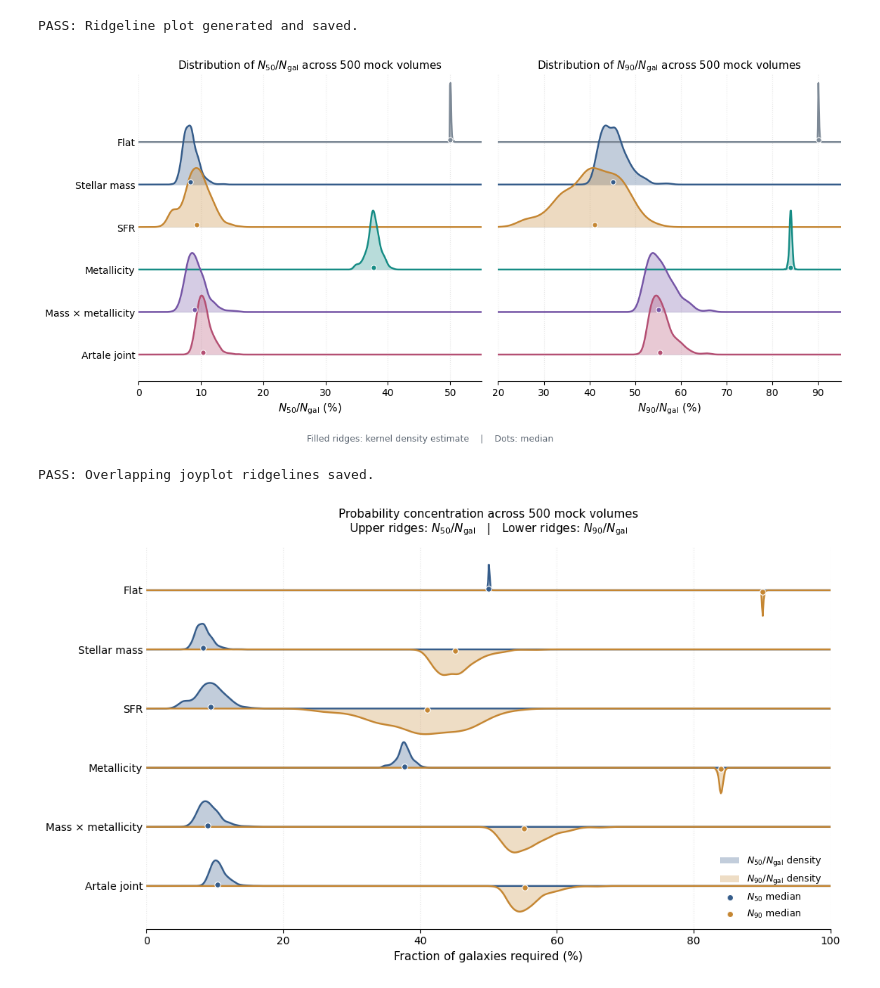
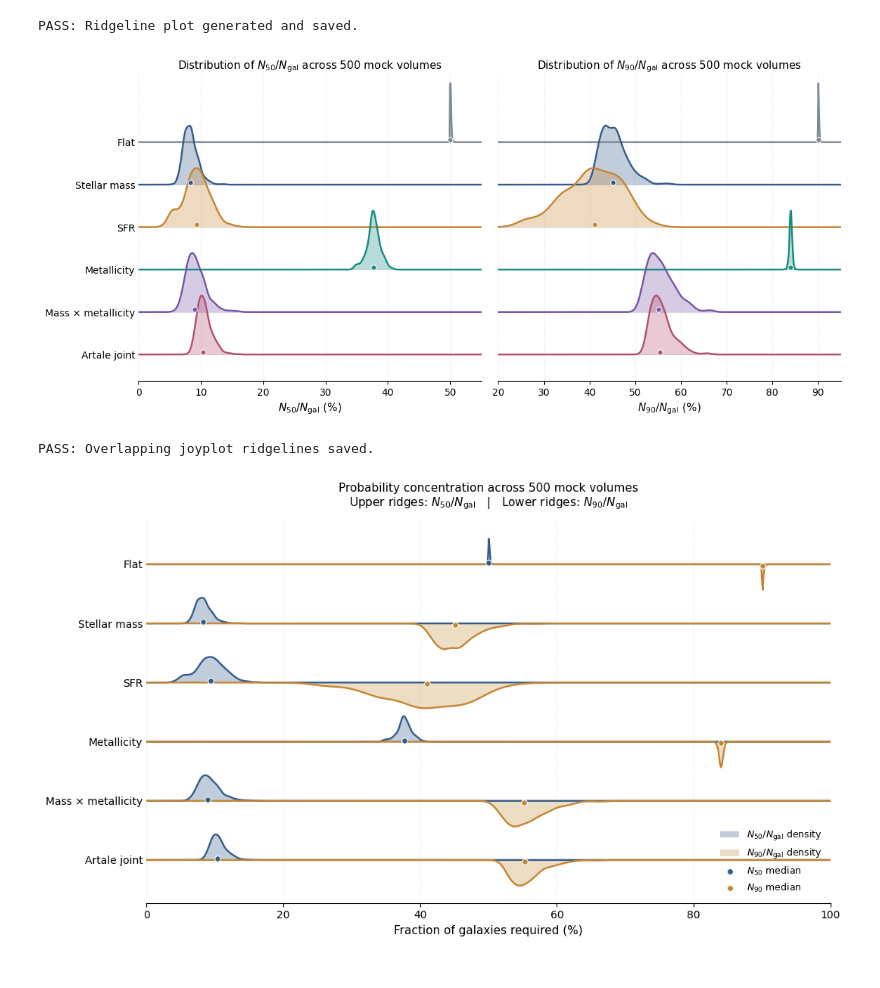
Before and after one commit to saatour/GW170817, a Jupyter notebook: 20261013_EAGLE_simulation_analysis_Chapter6.ipynb, the cells around one changed output. Cells and saved outputs as stored; diff of their text form; code cells hidden in the pictures.

```diff
--- a/20261013_EAGLE_simulation_analysis_Chapter6.ipynb
+++ b/20261013_EAGLE_simulation_analysis_Chapter6.ipynb
@@ -5054,41 +4951,34 @@ draw_overlap_ridges(
     xlabel=r"$N_{50}/N_{\rm gal}$ (%)"
 )
 axes[0].set_title(r"Distribution of $N_{50}/N_{\rm gal}$ across 500 mock volumes", fontsize=11)
 
 draw_overlap_ridges(
     axes[1],
     ridge_data,
     "f90_pct",
     xlim=(20, 95),
     xlabel=r"$N_{90}/N_{\rm gal}$ (%)"
 )
 axes[1].set_title(r"Distribution of $N_{90}/N_{\rm gal}$ across 500 mock volumes", fontsize=11)
 
-fig.text(
-    0.5, 0.035,
-    "Filled ridges: kernel density estimate    |    Dots: median",
-    ha="center",
-    fontsize=9,
-    color="#5D6773"
-)
 
 fig.tight_layout(rect=[0.03, 0.07, 1, 1])
 
 fig.savefig(
     DATA / "EAGLE_500cube_overlapping_ridgelines.pdf",
     bbox_inches="tight"
 )
 fig.savefig(
     DATA / "EAGLE_500cube_overlapping_ridgelines.png",
     dpi=300,
     bbox_inches="tight"
 )
 
 plt.show()
 
 print("PASS: Overlapping joyplot ridgelines saved.")
 # %% [output]
-[figure, old version]
+[figure, new version]
 PASS: Overlapping joyplot ridgelines saved.
 # %%
 # ============================================================
```
Also changed, not shown: parts of 31 cells of this notebook.
